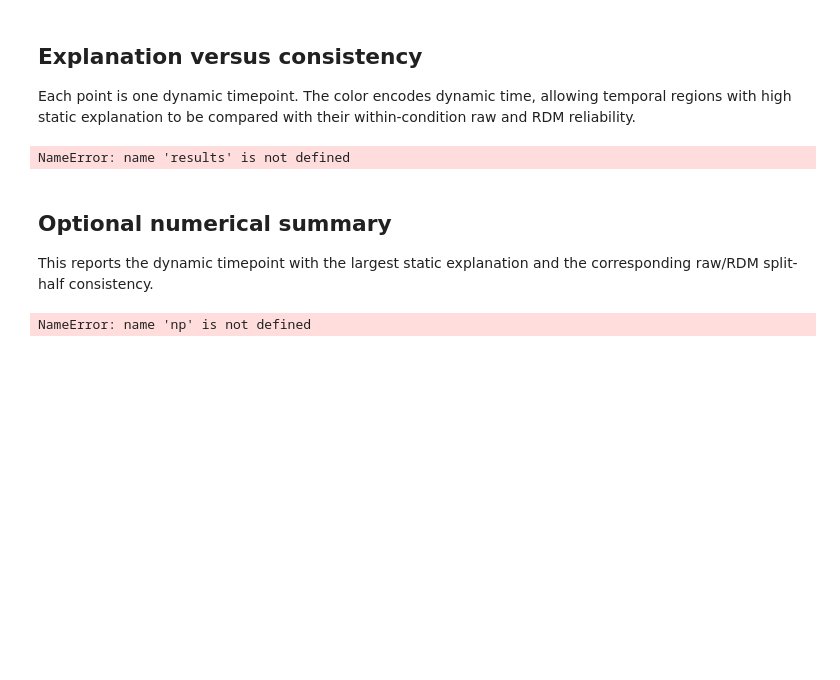
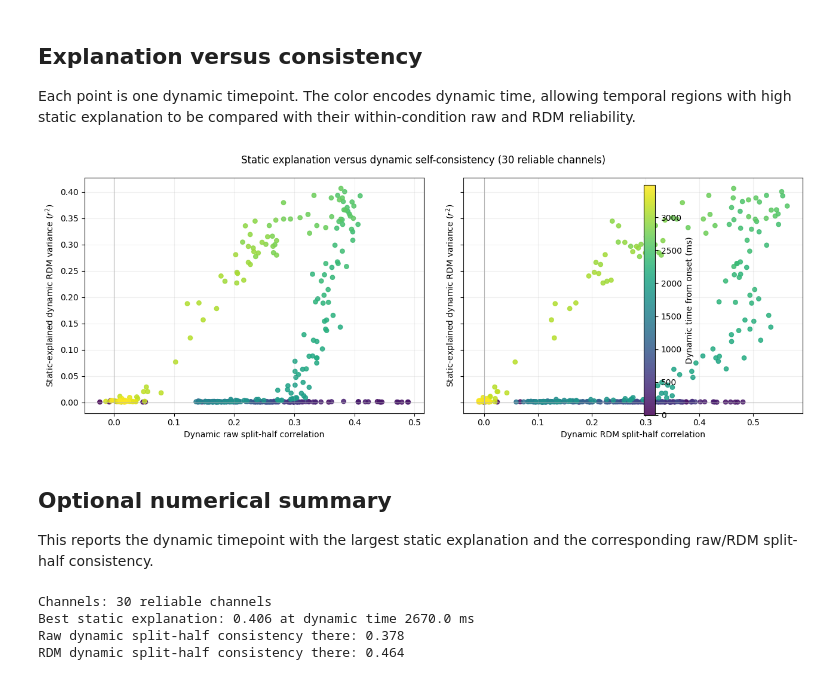
Before and after one commit to TizianoCausin01/static_dynamic, a Jupyter notebook: python_scripts/scripts/visualize_static_dynamic_split_half_rsa.ipynb, the cells around one changed output. Cells and saved outputs as stored; diff of their text form; code cells hidden in the pictures; blank space fills up the shorter version.

```diff
--- a/python_scripts/scripts/visualize_static_dynamic_split_half_rsa.ipynb
+++ b/python_scripts/scripts/visualize_static_dynamic_split_half_rsa.ipynb
@@ -128,36 +192,40 @@ Each point is one dynamic timepoint. The color encodes dynamic time, allowing te
 # %%
 dynamic_raw_consistency = np.nanmean(results["dynamic_raw_split_half"], axis=0)
 dynamic_rdm_consistency = np.nanmean(results["dynamic_rdm_split_half"], axis=0)
 
 figure, axes = plt.subplots(1, 2, figsize=(13, 5), sharey=True)
 for axis, consistency, xlabel in zip(
         axes,
         (dynamic_raw_consistency, dynamic_rdm_consistency),
         ("Dynamic raw split-half correlation", "Dynamic RDM split-half correlation"),
         ):
     scatter = axis.scatter(
         consistency, explained_variance, c=dynamic_times_ms,
         cmap="viridis", s=28, alpha=0.85,
     )
     axis.set(xlabel=xlabel, ylabel="Static-explained dynamic RDM variance ($r^2$)")
     axis.axhline(0, color="0.7", linewidth=0.8)
     axis.axvline(0, color="0.7", linewidth=0.8)
     axis.grid(alpha=0.2)
 # end for axis, consistency, xlabel
 figure.colorbar(scatter, ax=axes, label="Dynamic time from onset (ms)")
-figure.suptitle("Static explanation versus dynamic self-consistency")
+figure.suptitle(f"Static explanation versus dynamic self-consistency ({channel_label})")
 figure.tight_layout()
 plt.show()
 # %% [output]
-NameError: name 'results' is not defined
+[figure, added]
 # %% [markdown]
 ## Optional numerical summary
 
 This reports the dynamic timepoint with the largest static explanation and the corresponding raw/RDM split-half consistency.
 # %%
+print(f"Channels: {channel_label}")
 best_index = int(np.nanargmax(explained_variance))
 print(f"Best static explanation: {explained_variance[best_index]:.3f} at dynamic time {dynamic_times_ms[best_index]:.1f} ms")
 print(f"Raw dynamic split-half consistency there: {dynamic_raw_consistency[best_index]:.3f}")
 print(f"RDM dynamic split-half consistency there: {dynamic_rdm_consistency[best_index]:.3f}")
 # %% [output]
-NameError: name 'np' is not defined
+Channels: 30 reliable channels
+Best static explanation: 0.406 at dynamic time 2670.0 ms
+Raw dynamic split-half consistency there: 0.378
+RDM dynamic split-half consistency there: 0.464
```
Also changed, not shown: parts of 5 cells of this notebook, 4 other files.
